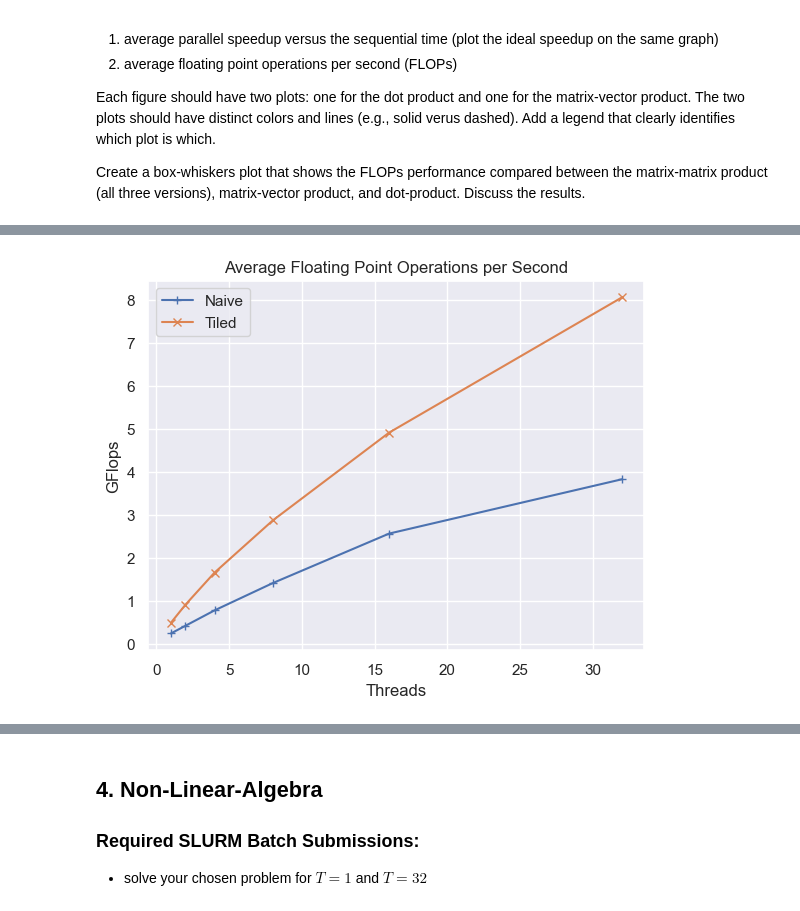
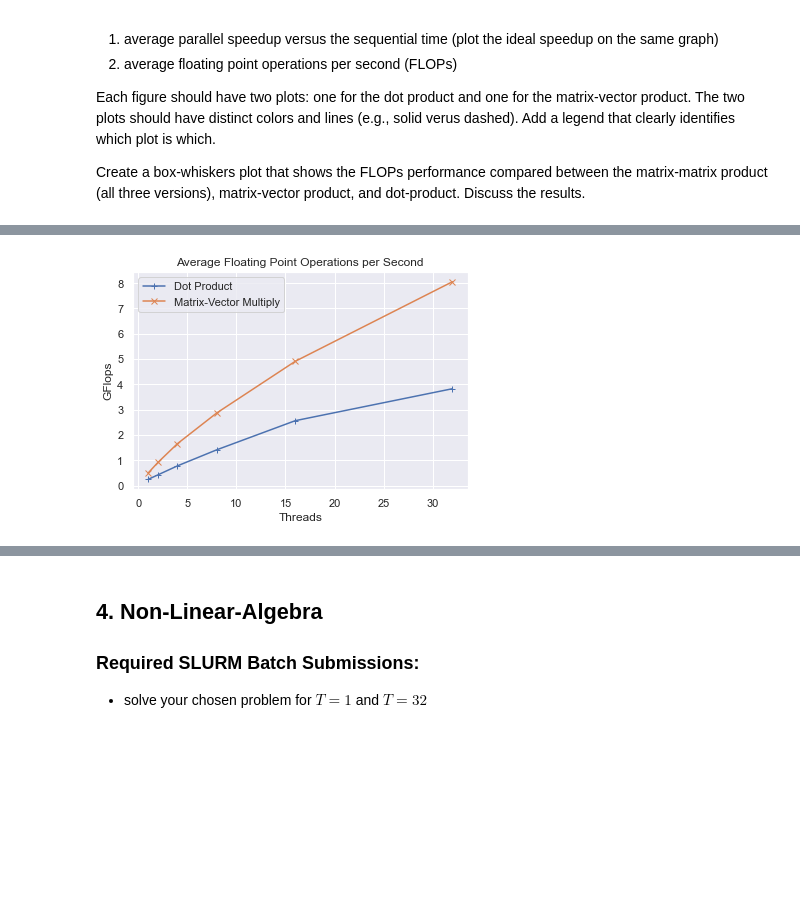
Before and after one commit to awwle6107/eecs569_assignment, a Jupyter notebook: hw2/hw02-submission-groupname.ipynb, the cells around one changed output, grey strips where cells are left out. Cells and saved outputs as stored; diff of their text form; code cells hidden in the pictures; blank space fills up the shorter version.

```diff
--- a/hw2/hw02-submission-groupname.ipynb
+++ b/hw2/hw02-submission-groupname.ipynb
@@ -478,36 +483,36 @@ plt.show()
 # %%
 # plot T versus FLOPs here for dot product and matrix vector product
 
 import matplotlib.pyplot as plt
 import numpy as np
 import pandas as pd
 
 #create a dataframes
 dataFrame_dot = pd.read_csv("dot_product_serial.csv")
 dateFrame_vector = pd.read_csv("matrix_vector_serial.csv")
 
 #group the data by N
 groups_dot = dataFrame_dot.groupby('T',as_index=False)['Flops']
 groups_vector = dateFrame_vector.groupby('T',as_index=False)['Flops']
 
 #average each group
 averages_dot = groups_dot.mean()
 averages_vector = groups_vector.mean()
 
 Flops_dot = np.array(averages_dot["Flops"].tolist()[0:6])/1000000000
 Flops_vector = np.array(averages_vector["Flops"].tolist()[0:6])/1000000000
 threads = [1, 2, 4, 8, 16, 32]
 
 #plot
-plt.plot(threads,Flops_dot, marker='+', label = "Naive")
-plt.plot(threads,Flops_vector, marker='x', label = "Tiled")
+plt.plot(threads,Flops_dot, marker='+', label = "Dot Product")
+plt.plot(threads,Flops_vector, marker='x', label = "Matrix-Vector Multiply")
 plt.xlabel('Threads')
 plt.ylabel('GFlops')
 plt.legend()
 plt.title("Average Floating Point Operations per Second")
 plt.show()
 # %% [output]
-[figure, old version]
+[figure, new version]
 # %%
 # plot a box-whiskers that compares the FLOPs of all five algorithm implementations
 
```
Also changed, not shown: parts of 27 cells of this notebook.
